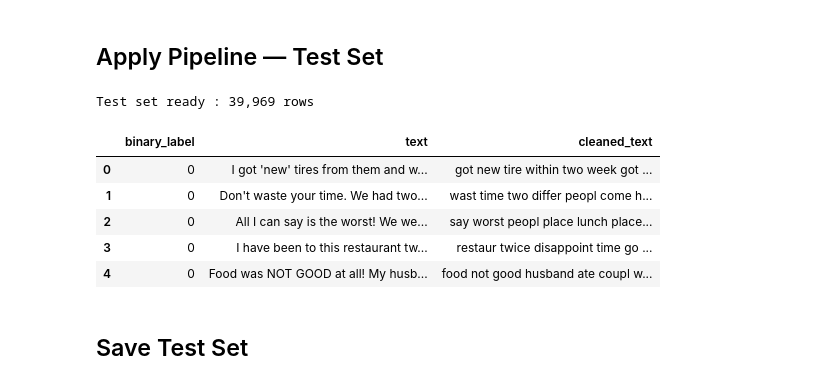
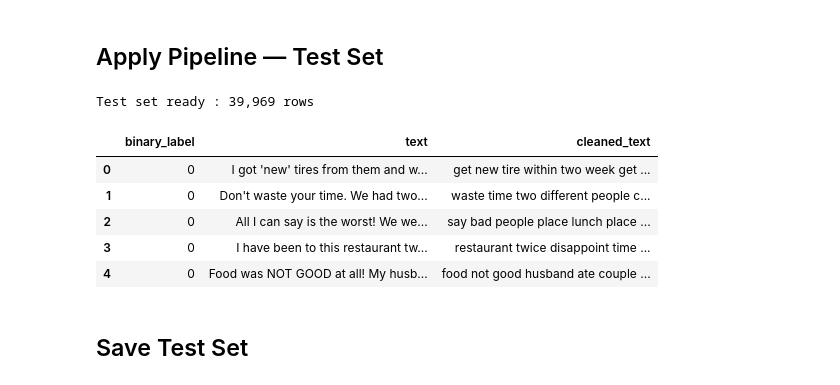
Before and after one commit to rahmamohax/SmartReviewAnalyzer, a Jupyter notebook: notebooks/01_preprocessing.ipynb, the cells around one changed output. Drawn from its saved outputs; the diff is of its cells as text; code cells hidden in the pictures.

Commit message:
enhance text cleaning

```diff
--- a/notebooks/01_preprocessing.ipynb
+++ b/notebooks/01_preprocessing.ipynb
@@ -131,10 +136,25 @@ STOP_WORDS = base_stopwords - negations
 def remove_stopwords(tokens: list) -> list:
     return [t for t in tokens if t not in STOP_WORDS]
 # %%
-stemmer = SnowballStemmer("english")
+lemmatizer = WordNetLemmatizer()
 
-def stem_tokens(tokens: list) -> list:
-    return [stemmer.stem(t) for t in tokens]
+def get_wordnet_pos(treebank_tag):
+    if treebank_tag.startswith('J'):
+        return wordnet.ADJ
+    elif treebank_tag.startswith('V'):
+        return wordnet.VERB
+    elif treebank_tag.startswith('N'):
+        return wordnet.NOUN
+    elif treebank_tag.startswith('R'):
+        return wordnet.ADV
+    else:
+        return wordnet.NOUN
+
+def lemmatize_with_pos(tokens: list) -> list:
+    pos_tags = nltk.pos_tag(tokens)
+
+    # Lemmatization
+    return [lemmatizer.lemmatize(word, get_wordnet_pos(tag)) for word, tag in pos_tags]
 # %%
 def preprocess_text(text: str) -> str:
     text = to_lowercase(text)
@@ -145,7 +165,7 @@ def preprocess_text(text: str) -> str:
     text = remove_extra_spaces(text)
     tokens = tokenize(text)
     tokens = remove_stopwords(tokens)
-    tokens = stem_tokens(tokens)
+    tokens = lemmatize_with_pos(tokens)
     return ' '.join(tokens)
 # %%
 # Drop neutral reviews
@@ -258,28 +278,32 @@ Label distribution (Train set):
 ## Apply Pipeline — Test Set
 # %%
 df_test = pd.read_csv(TEST_PATH, header=0, names=['label', 'text'])
+
+df_test.dropna(subset=['text'], inplace=True)
+df_test.drop_duplicates(subset=['text'], inplace=True)
+df_test.reset_index(drop=True, inplace=True)
 
 df_test = df_test[df_test['label'] != 2].reset_index(drop=True)
 
 df_test['binary_label'] = df_test['label'].apply(convert_to_binary_label)
 df_test['cleaned_text'] = df_test['text'].apply(preprocess_text)
 
 # Drop rows where cleaned_text has less than 2 words
 df_test = df_test[df_test['cleaned_text'].apply(lambda x: len(str(x).split()) >= 2)].reset_index(drop=True)
 
 
 df_test_final = df_test[['binary_label', 'text', 'cleaned_text']].copy()
 
 print(f'Test set ready : {len(df_test_final):,} rows')
 df_test_final.head()
 # %% [output]
 Test set ready : 39,969 rows
 |  | binary_label | text | cleaned_text |
-| 0 | 0 | I got 'new' tires from them and w... | got new tire within two week got ... |
-| 1 | 0 | Don't waste your time. We had two... | wast time two differ peopl come h... |
-| 2 | 0 | All I can say is the worst! We we... | say worst peopl place lunch place... |
-| 3 | 0 | I have been to this restaurant tw... | restaur twice disappoint time go ... |
-| 4 | 0 | Food was NOT GOOD at all! My husb... | food not good husband ate coupl w... |
+| 0 | 0 | I got 'new' tires from them and w... | get new tire within two week get ... |
+| 1 | 0 | Don't waste your time. We had two... | waste time two different people c... |
+| 2 | 0 | All I can say is the worst! We we... | say bad people place lunch place ... |
+| 3 | 0 | I have been to this restaurant tw... | restaurant twice disappoint time ... |
+| 4 | 0 | Food was NOT GOOD at all! My husb... | food not good husband ate couple ... |
 # %% [markdown]
 ## Save Test Set
 # %%
```
Also changed, not shown: parts of 4 cells of this notebook.
